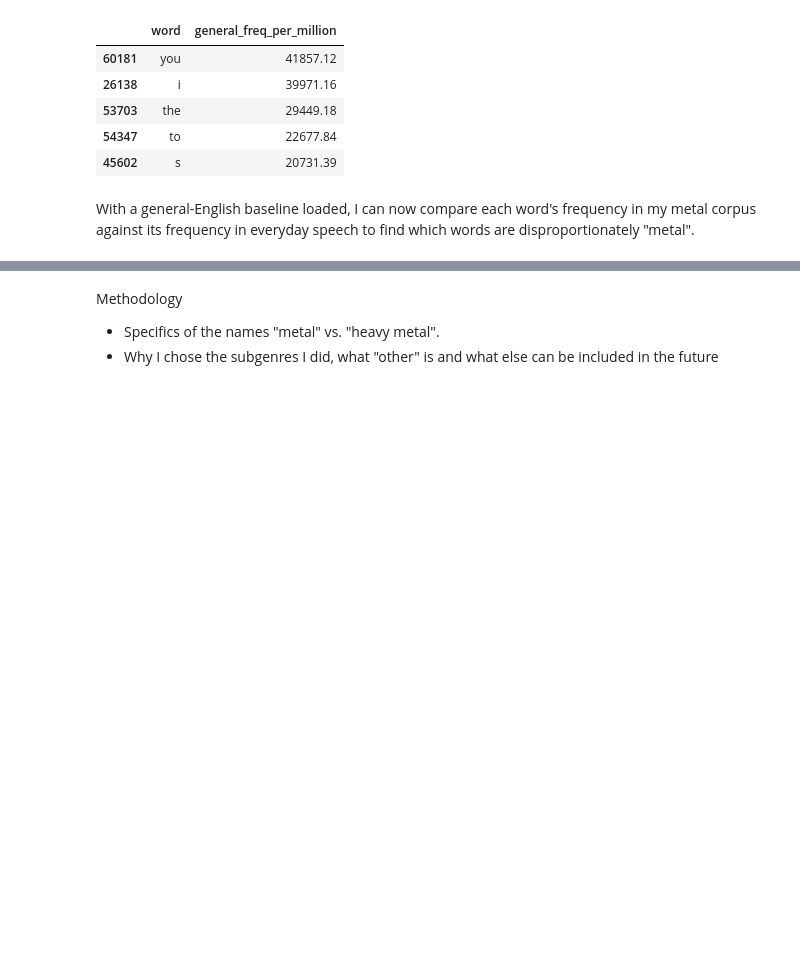
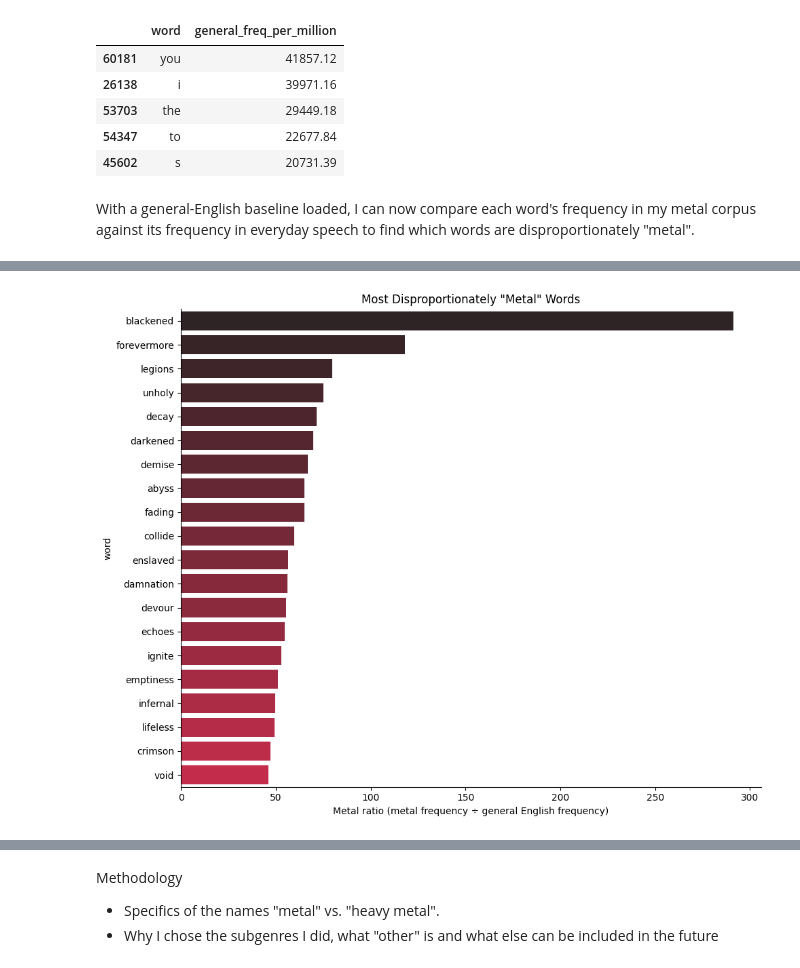
Before and after one commit to wanderson33245/The-Metal-Corpus, a Jupyter notebook: The Metal Corpus.ipynb, the cells around one changed output, grey strips where cells are left out. Drawn from its saved outputs; the diff is of its cells as text; code cells hidden in the pictures; blank space fills up the shorter version.

```diff
--- a/The Metal Corpus.ipynb
+++ b/The Metal Corpus.ipynb
@@ -770,0 +771,13 @@ df_metal_vs_general.head(TOP_N)[['word', 'metal_total', 'metal_freq_per_million'
+# %%
+top_N_words = df_metal_vs_general.head(TOP_N).sort_values('metal_ratio', ascending=False)
+
+fig, ax = plt.subplots(figsize=(10, 8))
+sns.barplot(data=top_N_words, x='metal_ratio', y='word', palette='dark:crimson', ax=ax, hue='word', legend=False)
+ax.set_xlabel('Metal ratio (metal frequency ÷ general English frequency)')
+ax.set_title('Most Disproportionately "Metal" Words')
+sns.despine()
+
+plt.tight_layout()
+plt.show()
+# %% [output]
+[figure, added]
```
Also changed, not shown: parts of 10 cells of this notebook.
